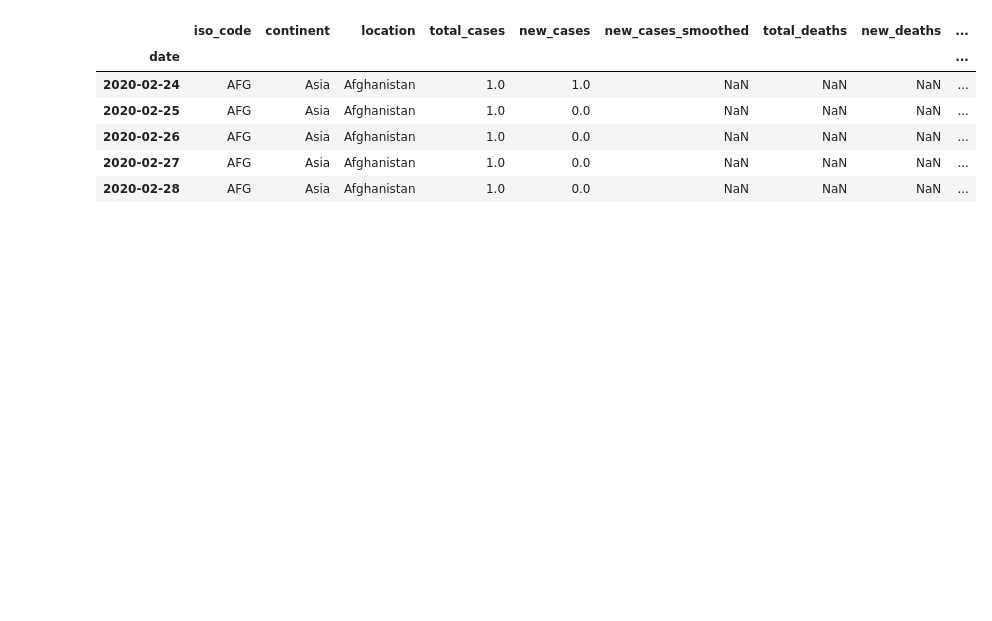
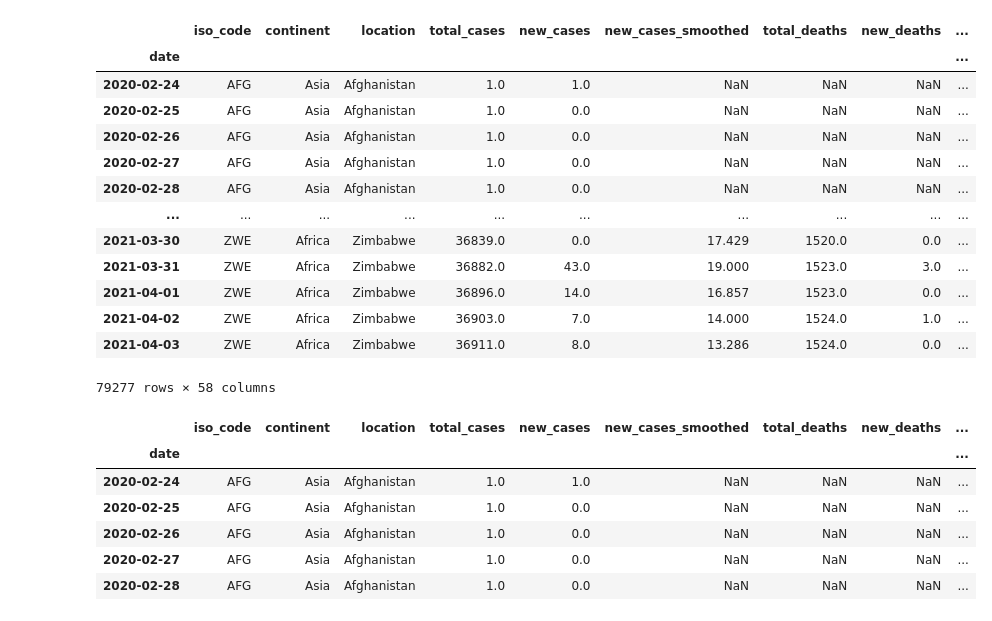
Before and after one commit to marcelina-studzinska/IET_Data_Exploration, a Jupyter notebook: Explore_covid.ipynb, the cells around one changed output. Drawn from its saved outputs; the diff is of its cells as text; code cells hidden in the pictures; blank space fills up the shorter version.

```diff
--- a/Explore_covid.ipynb
+++ b/Explore_covid.ipynb
@@ -6,6 +6,23 @@ Matplotlib created a temporary config/cache directory at /tmp/matplotlib-5ou3zou
 # %%
 data = pd.read_csv('https://covid.ourworldindata.org/data/owid-covid-data.csv',
                    index_col='date', parse_dates=True)
+# %%
+data
+# %% [output]
+|  | iso_code | continent | location | total_cases | new_cases | new_cases_smoothed | total_deaths | new_deaths | ... |
+| date |  |  |  |  |  |  |  |  | ... |
+| 2020-02-24 | AFG | Asia | Afghanistan | 1.0 | 1.0 | NaN | NaN | NaN | ... |
+| 2020-02-25 | AFG | Asia | Afghanistan | 1.0 | 0.0 | NaN | NaN | NaN | ... |
+| 2020-02-26 | AFG | Asia | Afghanistan | 1.0 | 0.0 | NaN | NaN | NaN | ... |
+| 2020-02-27 | AFG | Asia | Afghanistan | 1.0 | 0.0 | NaN | NaN | NaN | ... |
+| 2020-02-28 | AFG | Asia | Afghanistan | 1.0 | 0.0 | NaN | NaN | NaN | ... |
+| ... | ... | ... | ... | ... | ... | ... | ... | ... | ... |
+| 2021-03-30 | ZWE | Africa | Zimbabwe | 36839.0 | 0.0 | 17.429 | 1520.0 | 0.0 | ... |
+| 2021-03-31 | ZWE | Africa | Zimbabwe | 36882.0 | 43.0 | 19.000 | 1523.0 | 3.0 | ... |
+| 2021-04-01 | ZWE | Africa | Zimbabwe | 36896.0 | 14.0 | 16.857 | 1523.0 | 0.0 | ... |
+| 2021-04-02 | ZWE | Africa | Zimbabwe | 36903.0 | 7.0 | 14.000 | 1524.0 | 1.0 | ... |
+| 2021-04-03 | ZWE | Africa | Zimbabwe | 36911.0 | 8.0 | 13.286 | 1524.0 | 0.0 | ... |
+79277 rows × 58 columns
 # %%
 pd.set_option('display.max_columns', None)
 data.head()
```
Also changed, not shown: parts of 7 cells of this notebook, 27 other files.
